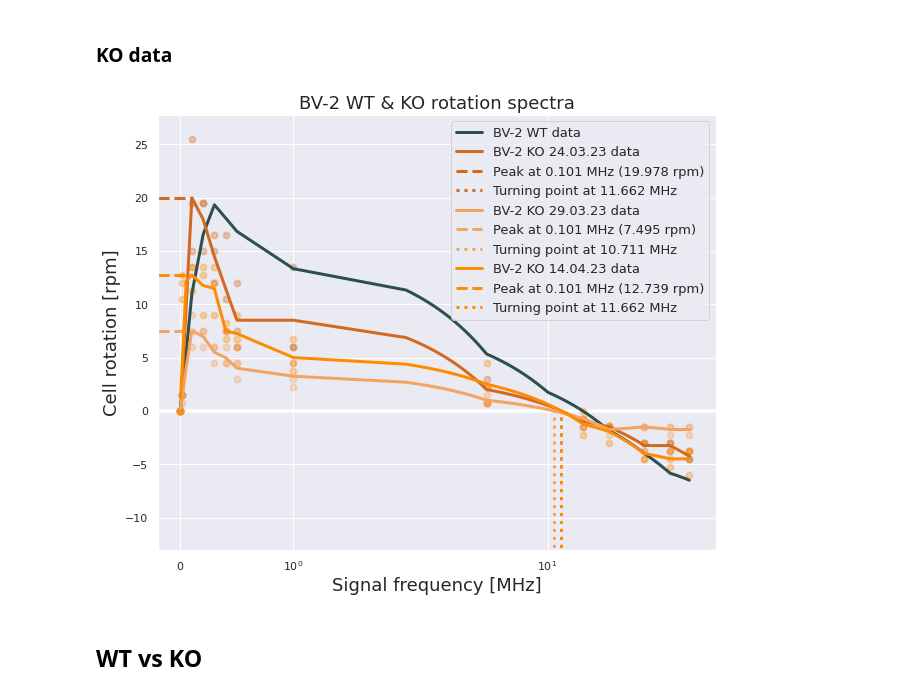
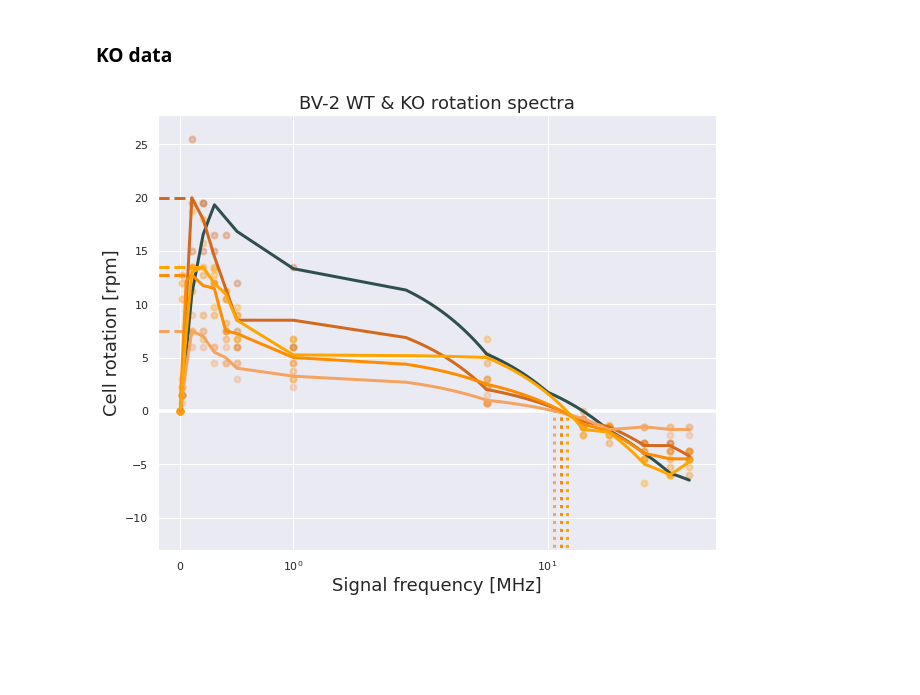
Before and after one commit to lassetotl/LLL-Electrorotation, a Jupyter notebook: BV2_WT_KO_Electrorotation_V23.ipynb, the cells around one changed output. Drawn from its saved outputs; the diff is of its cells as text; code cells hidden in the pictures; blank space fills up the shorter version.

```diff
--- a/BV2_WT_KO_Electrorotation_V23.ipynb
+++ b/BV2_WT_KO_Electrorotation_V23.ipynb
@@ -27,23 +27,28 @@ ERM_KO_ = 6*np.array([[0, 0.25, 1.5, 1.25, 1, 0.75, 0.75, 0.375, 0.125, -0.125,
 ERM_KO__ = 6*np.array([[0, 2.125, 1.875, 1.5, 1.5, 1.375, 1, 0.75, 0.375, -0.25, -0.5, -0.5, -0.625, -0.625],
                    [0, 1.75, 2.25, 2.25, 2, 1.125, 1.125, 0.625, 0.75, -0.375, -0.25, -0.75, -0.75, -0.625],
                    [0, 2, 2.25, 2.125, 2.25, 1.25, 1.5, 1.125, 0.125, 0, -0.215, -0.75, -0.875, -1]])
+
+#05.05.23
+ERM_KO___ = 6*np.array([[0, 0.5, 3.125, 3, 2.125, 1.875, 1.5, 0.5, 1.125, -0.25, -0.375, -0.75, -1, -0.75],
+                   [0, 0.375, 1.25, 1.125, 2.215, 1.75, 1.125, 1, 0.875, -0.375, -0.25, -1.125, -1, -0.75],
+                   [0, 0.375, 2.125, 2.625, 1.625, 1.875, 1.625, 1.125, 0.5, -0.25, -0.375, -0.625, -1, -0.875]])
 # %%
 fig = plt.figure(figsize = (10, 8))
 plt.title('BV-2 WT & KO rotation spectra', fontsize = 18)
 plt.xlabel('Signal frequency [MHz]', fontsize = 18)
 plt.ylabel('Cell rotation [rpm]', fontsize = 18)
 plt.xscale('symlog')
 
 a = Rotation_Spectra(ERM_WT, freq_WT, 'darkslategray', 'BV-2 WT', detail = 0)
 b = Rotation_Spectra(ERM_KO, freq_, 'chocolate', 'BV-2 KO 24.03.23')
 c = Rotation_Spectra(ERM_KO_, freq_, 'sandybrown', 'BV-2 KO 29.03.23')
 d = Rotation_Spectra(ERM_KO__, freq_, 'darkorange', 'BV-2 KO 14.04.23')
+e = Rotation_Spectra(ERM_KO___, freq_, 'orange', 'BV-2 KO 14.04.23')
 
 plt.axhline(0, color = 'white', lw = 3.5, zorder=-100)
 plt.xlim(xmin = -0.2); plt.ylim(ymin = -13)
-plt.grid(1); plt.legend(prop={'size': 13})#; plt.savefig('BV2_KO_Rotation')
+plt.grid(1)#; plt.legend(prop={'size': 13})
+#plt.savefig('BV2_KO_Rotation')
 plt.show()
 # %% [output]
-[figure, old version]
+[figure, new version]
-# %% [markdown]
-## WT vs KO
```
Also changed, not shown: parts of 3 cells of this notebook.
